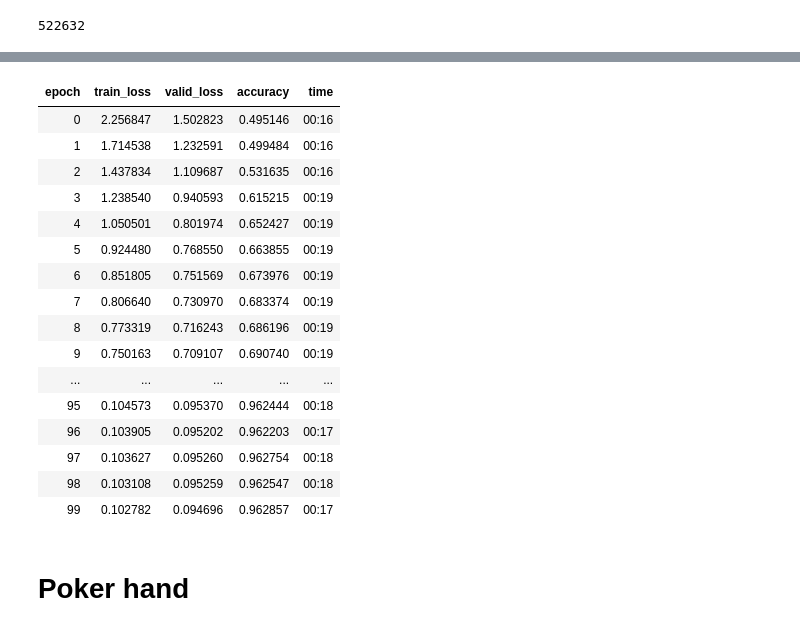
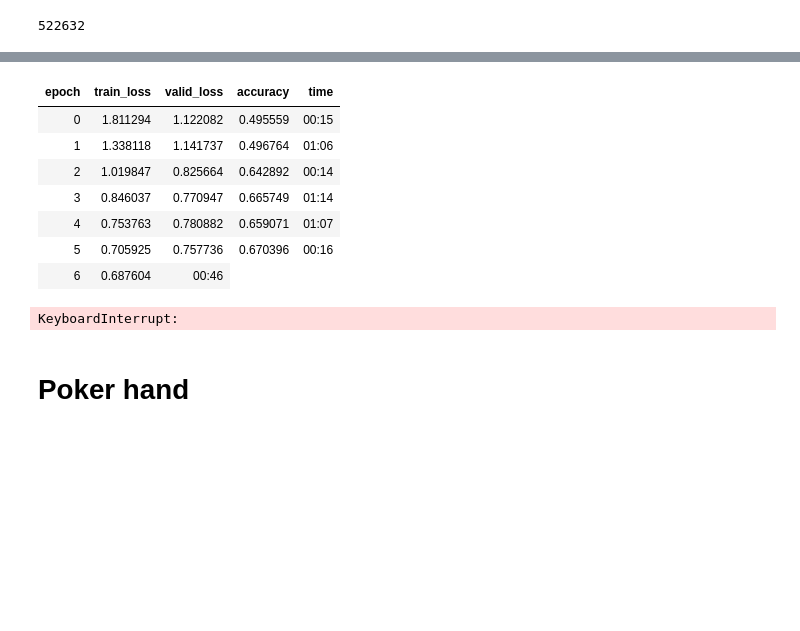
Before and after one commit to mgrankin/fast_tabnet, a Jupyter notebook: 01_examples.ipynb, the cells around one changed output, grey strips where cells are left out. Cells and saved outputs as stored; diff of their text form; code cells hidden in the pictures; blank space fills up the shorter version.

```diff
--- a/01_examples.ipynb
+++ b/01_examples.ipynb
@@ -71,23 +67,15 @@ learn.lr_find()
 # %%
-learn.fit_one_cycle(100)
+learn.fit_one_cycle(10)
 # %% [output]
 | epoch | train_loss | valid_loss | accuracy | time |
-| 0 | 2.256847 | 1.502823 | 0.495146 | 00:16 |
-| 1 | 1.714538 | 1.232591 | 0.499484 | 00:16 |
-| 2 | 1.437834 | 1.109687 | 0.531635 | 00:16 |
-| 3 | 1.238540 | 0.940593 | 0.615215 | 00:19 |
-| 4 | 1.050501 | 0.801974 | 0.652427 | 00:19 |
-| 5 | 0.924480 | 0.768550 | 0.663855 | 00:19 |
-| 6 | 0.851805 | 0.751569 | 0.673976 | 00:19 |
-| 7 | 0.806640 | 0.730970 | 0.683374 | 00:19 |
-| 8 | 0.773319 | 0.716243 | 0.686196 | 00:19 |
-| 9 | 0.750163 | 0.709107 | 0.690740 | 00:19 |
-| ... | ... | ... | ... | ... |
-| 95 | 0.104573 | 0.095370 | 0.962444 | 00:18 |
-| 96 | 0.103905 | 0.095202 | 0.962203 | 00:17 |
-| 97 | 0.103627 | 0.095260 | 0.962754 | 00:18 |
-| 98 | 0.103108 | 0.095259 | 0.962547 | 00:18 |
-| 99 | 0.102782 | 0.094696 | 0.962857 | 00:17 |
+| 0 | 1.811294 | 1.122082 | 0.495559 | 00:15 |
+| 1 | 1.338118 | 1.141737 | 0.496764 | 01:06 |
+| 2 | 1.019847 | 0.825664 | 0.642892 | 00:14 |
+| 3 | 0.846037 | 0.770947 | 0.665749 | 01:14 |
+| 4 | 0.753763 | 0.780882 | 0.659071 | 01:07 |
+| 5 | 0.705925 | 0.757736 | 0.670396 | 00:16 |
+| 6 | 0.687604 | 00:46 |
+KeyboardInterrupt:
 # %% [markdown]
 # Poker hand
 # %% [markdown]
```
Also changed, not shown: parts of 2 cells of this notebook, 4 other files.
